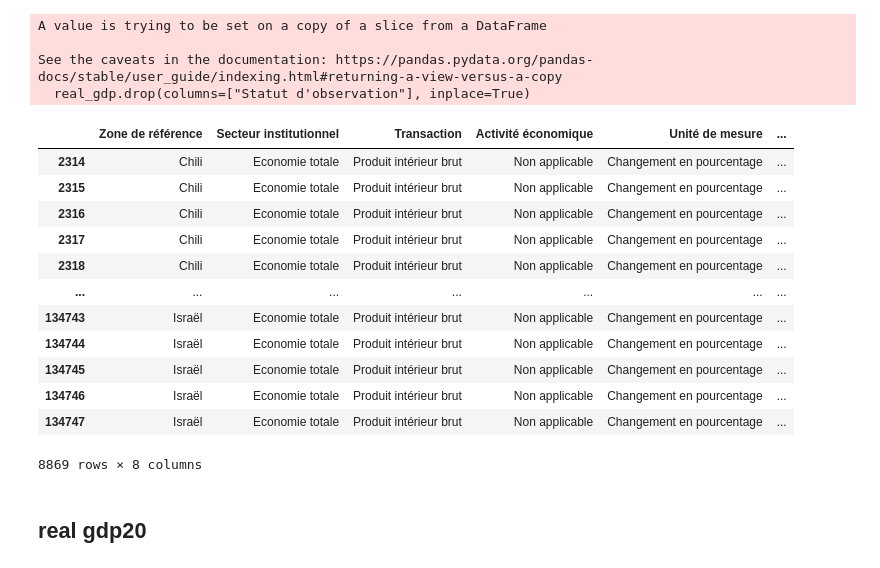
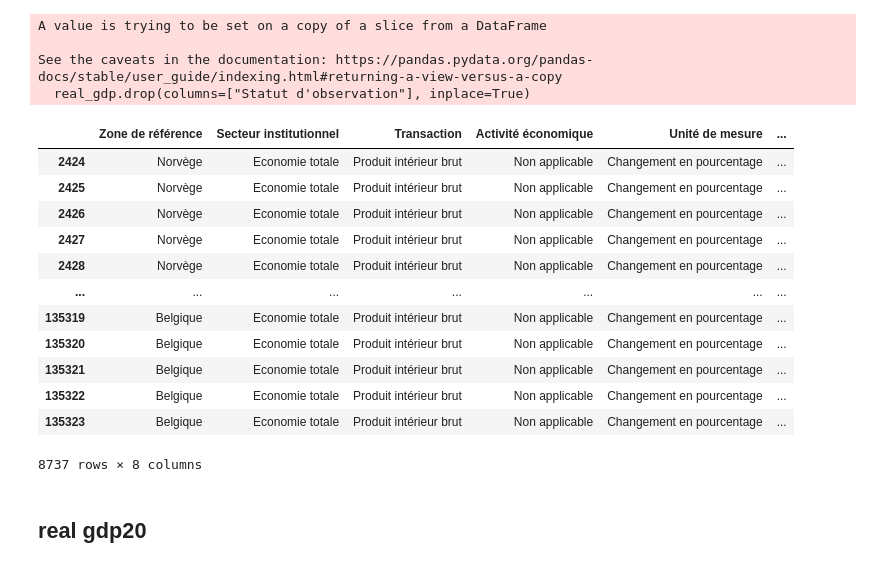
Before and after one commit to ManuelaBarreto/Practice_Project, a Jupyter notebook: cleaning_gdp.ipynb, the cells around one changed output. Drawn from its saved outputs; the diff is of its cells as text; code cells hidden in the pictures.

```diff
--- a/cleaning_gdp.ipynb
+++ b/cleaning_gdp.ipynb
@@ -7,7 +7,7 @@ def trimester_to_date(trimester):
     month = int(quarter) * 3
     return pd.Timestamp(year=int(year), month=month, day=1)
 # %%
-real_gdp =pd.read_csv('dataglobal/realgdpoecd.csv')
+real_gdp =pd.read_csv('global/realgdpoecd.csv')
 # %%
 real_gdp
 # %% [output]
@@ -143,23 +143,23 @@ See the caveats in the documentation: https://pandas.pydata.org/pandas-docs/stab
 # %%
 real_gdp = real_gdp[real_gdp["Secteur institutionnel"] == "Economie totale"]
 real_gdp = real_gdp[real_gdp["Transaction"] == "Produit intérieur brut"]
-real_gdp = real_gdp[real_gdp["Transformation"] == "Taux de croissance, période sur période"]
+real_gdp = real_gdp[real_gdp["Transformation"] == "Taux de croissance, sur 1 an"]
 
 real_gdp
 # %% [output]
 |  | Zone de référence | Secteur institutionnel | Transaction | Activité économique | Unité de mesure | ... |
-| 2314 | Chili | Economie totale | Produit intérieur brut | Non applicable | Changement en pourcentage | ... |
-| 2315 | Chili | Economie totale | Produit intérieur brut | Non applicable | Changement en pourcentage | ... |
-| 2316 | Chili | Economie totale | Produit intérieur brut | Non applicable | Changement en pourcentage | ... |
-| 2317 | Chili | Economie totale | Produit intérieur brut | Non applicable | Changement en pourcentage | ... |
-| 2318 | Chili | Economie totale | Produit intérieur brut | Non applicable | Changement en pourcentage | ... |
+| 2424 | Norvège | Economie totale | Produit intérieur brut | Non applicable | Changement en pourcentage | ... |
+| 2425 | Norvège | Economie totale | Produit intérieur brut | Non applicable | Changement en pourcentage | ... |
+| 2426 | Norvège | Economie totale | Produit intérieur brut | Non applicable | Changement en pourcentage | ... |
+| 2427 | Norvège | Economie totale | Produit intérieur brut | Non applicable | Changement en pourcentage | ... |
+| 2428 | Norvège | Economie totale | Produit intérieur brut | Non applicable | Changement en pourcentage | ... |
 | ... | ... | ... | ... | ... | ... | ... |
-| 134743 | Israël | Economie totale | Produit intérieur brut | Non applicable | Changement en pourcentage | ... |
-| 134744 | Israël | Economie totale | Produit intérieur brut | Non applicable | Changement en pourcentage | ... |
-| 134745 | Israël | Economie totale | Produit intérieur brut | Non applicable | Changement en pourcentage | ... |
-| 134746 | Israël | Economie totale | Produit intérieur brut | Non applicable | Changement en pourcentage | ... |
-| 134747 | Israël | Economie totale | Produit intérieur brut | Non applicable | Changement en pourcentage | ... |
+| 135319 | Belgique | Economie totale | Produit intérieur brut | Non applicable | Changement en pourcentage | ... |
+| 135320 | Belgique | Economie totale | Produit intérieur brut | Non applicable | Changement en pourcentage | ... |
+| 135321 | Belgique | Economie totale | Produit intérieur brut | Non applicable | Changement en pourcentage | ... |
+| 135322 | Belgique | Economie totale | Produit intérieur brut | Non applicable | Changement en pourcentage | ... |
+| 135323 | Belgique | Economie totale | Produit intérieur brut | Non applicable | Changement en pourcentage | ... |
-8869 rows × 8 columns
+8737 rows × 8 columns
 # %%
 real_gdp.to_csv("global/dataglobal/clean_realgdp.csv")
 # %% [markdown]
```
Also changed, not shown: parts of 2 cells of this notebook, 2 other files.
